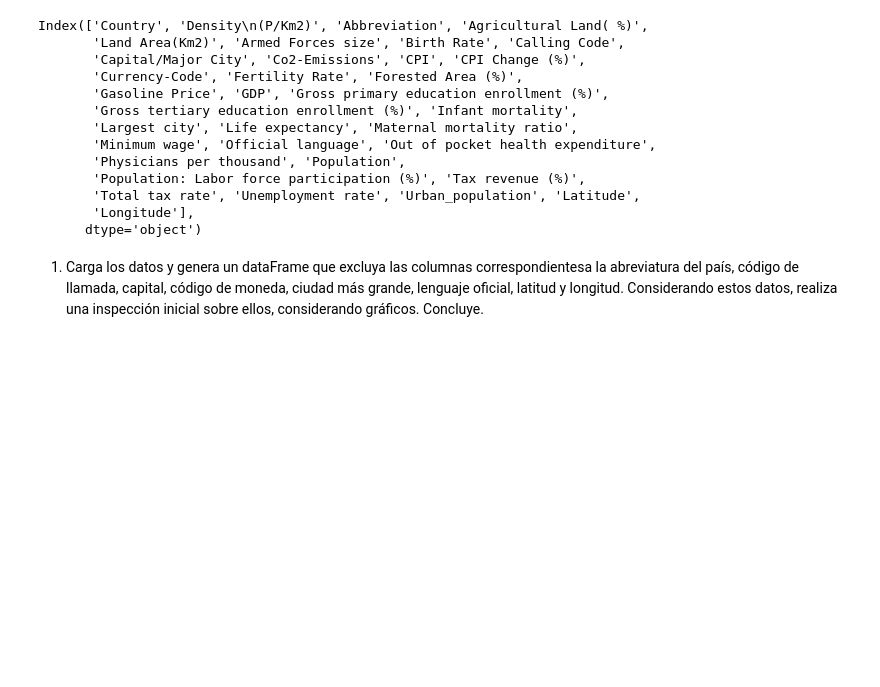
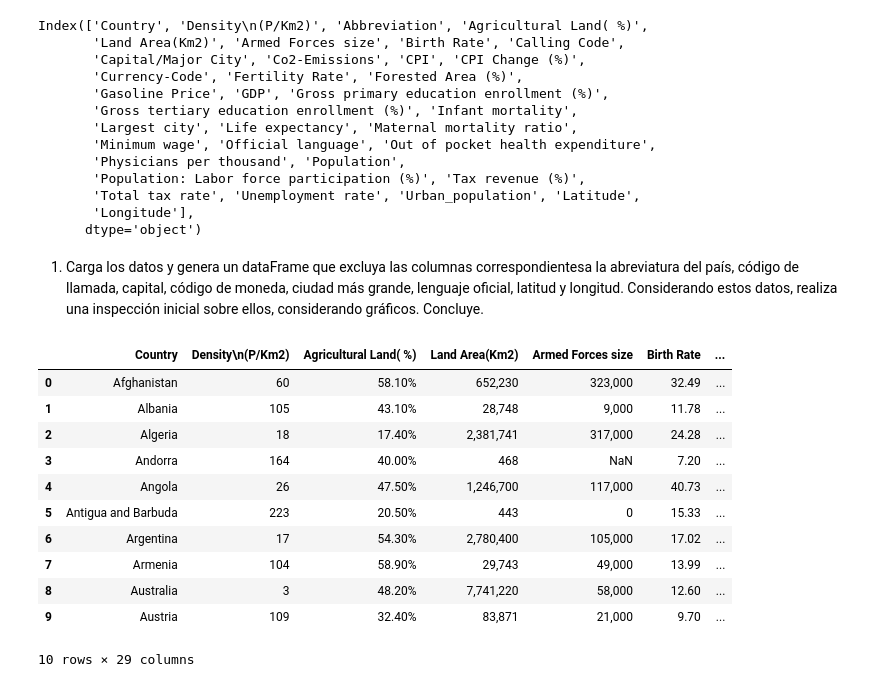
Before and after one commit to drojaslopez/DataScience, a Jupyter notebook: 3 Análisis estadístico con Python (G122)/Desafio/3/Desafio_Preparación_datos_gráficos.ipynb, the cells around one changed output. Drawn from its saved outputs; the diff is of its cells as text; code cells hidden in the pictures; blank space fills up the shorter version.

```diff
--- a/3 Análisis estadístico con Python (G122)/Desafio/3/Desafio_Preparación_datos_gráficos.ipynb
+++ b/3 Análisis estadístico con Python (G122)/Desafio/3/Desafio_Preparación_datos_gráficos.ipynb
@@ -41,37 +41,41 @@ Index(['Country', 'Density\n(P/Km2)', 'Abbreviation', 'Agricultural Land( %)',
 # %% [markdown]
 1. Carga los datos y genera un dataFrame que excluya las columnas correspondientesa la abreviatura del país, código de llamada, capital, código de moneda, ciudad más grande, lenguaje oficial, latitud y longitud. Considerando estos datos, realiza una inspección inicial sobre ellos, considerando gráficos. Concluye.
 # %%
-#1. Carga los datos y genera un dataFrame que excluya las columnas correspondientes a la abreviatura del país, código de llamada, capital, código de moneda, ciudad más
-#grande, lenguaje oficial, latitud y longitud. Considerando estos datos, realiza una inspección inicial sobre ellos, considerando gráficos. Concluye.
+#1. Carga los datos y genera un dataFrame que excluya las columnas correspondientes a la
+# abreviatura del país,
+# código de llamada,
+# capital,
+# código de moneda,
+# ciudad más grande,
+# lenguaje oficial,
+# latitud y longitud.
 
-import pandas as pd
-
-# Cargar el dataset
-df = pd.read_csv('world-data-2023.csv')
+# Considerando estos datos, realiza una inspección inicial sobre ellos, considerando gráficos. Concluye.
 
 # Excluir las columnas especificadas
 columns_to_exclude = [
-    'Country', 'Calling Code', 'Capital/Major City',
-    'Currency-Code', 'Largest city', 'Official language'
+    'Abbreviation',
+    'Calling Code',
+    'Capital/Major City',
+    'Currency Code',
+    'Official language',
+    'Latitude',
+    'Longitude'
 ]
 
 # Filtrar las columnas que no están en la lista de exclusiones
 df_filtered = df.drop(columns=[col for col in columns_to_exclude if col in df.columns])
-
-# Mostrar información inicial del dataset
-print("Información del dataset:")
-print(f"Forma del dataset: {df_filtered.shape}")
-print(f"\nColumnas disponibles:")
-print(df_filtered.columns.tolist())
-print(f"\nPrimeras 5 filas:")
-print(df_filtered.head())
-print(f"\nInformación general del dataset:")
-print(df_filtered.info())
-print(f"\nEstadísticas descriptivas:")
-print(df_filtered.describe())
-
-# Visualización de datos
-plt.figure(figsize=(12, 6))
-sns.heatmap(df_filtered.corr(), annot=True, cmap='coolwarm')
-plt.title('Correlación entre variables')
-plt.show()
+df_filtered.head(10)
+# %% [output]
+|  | Country | Density\n(P/Km2) | Agricultural Land( %) | Land Area(Km2) | Armed Forces size | Birth Rate | ... |
+| 0 | Afghanistan | 60 | 58.10% | 652,230 | 323,000 | 32.49 | ... |
+| 1 | Albania | 105 | 43.10% | 28,748 | 9,000 | 11.78 | ... |
+| 2 | Algeria | 18 | 17.40% | 2,381,741 | 317,000 | 24.28 | ... |
+| 3 | Andorra | 164 | 40.00% | 468 | NaN | 7.20 | ... |
+| 4 | Angola | 26 | 47.50% | 1,246,700 | 117,000 | 40.73 | ... |
+| 5 | Antigua and Barbuda | 223 | 20.50% | 443 | 0 | 15.33 | ... |
+| 6 | Argentina | 17 | 54.30% | 2,780,400 | 105,000 | 17.02 | ... |
+| 7 | Armenia | 104 | 58.90% | 29,743 | 49,000 | 13.99 | ... |
+| 8 | Australia | 3 | 48.20% | 7,741,220 | 58,000 | 12.60 | ... |
+| 9 | Austria | 109 | 32.40% | 83,871 | 21,000 | 9.70 | ... |
+10 rows × 29 columns
```
Also changed, not shown: parts of 6 cells of this notebook.
